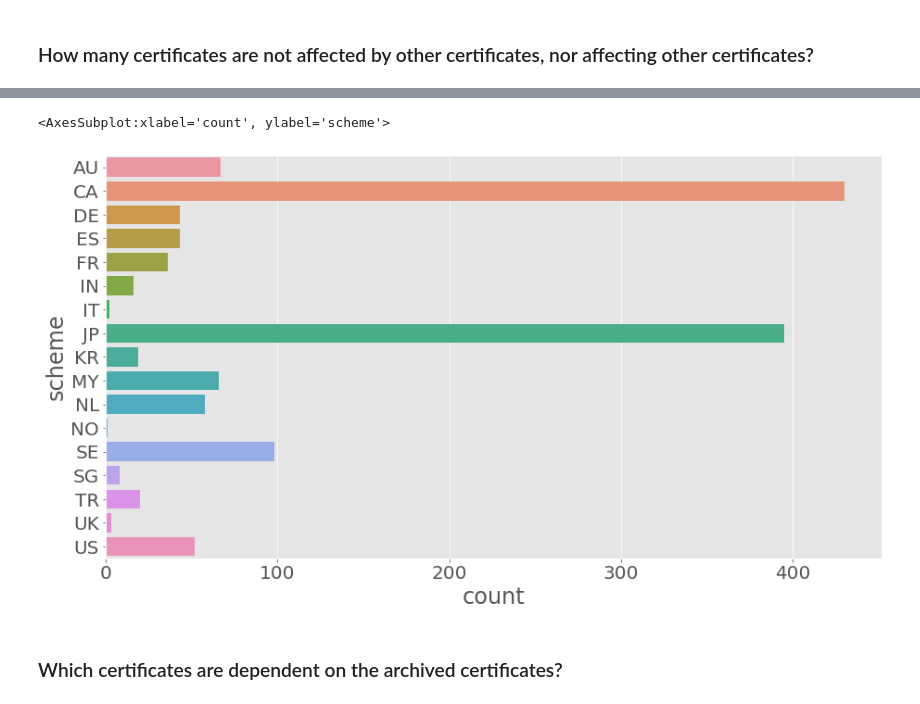
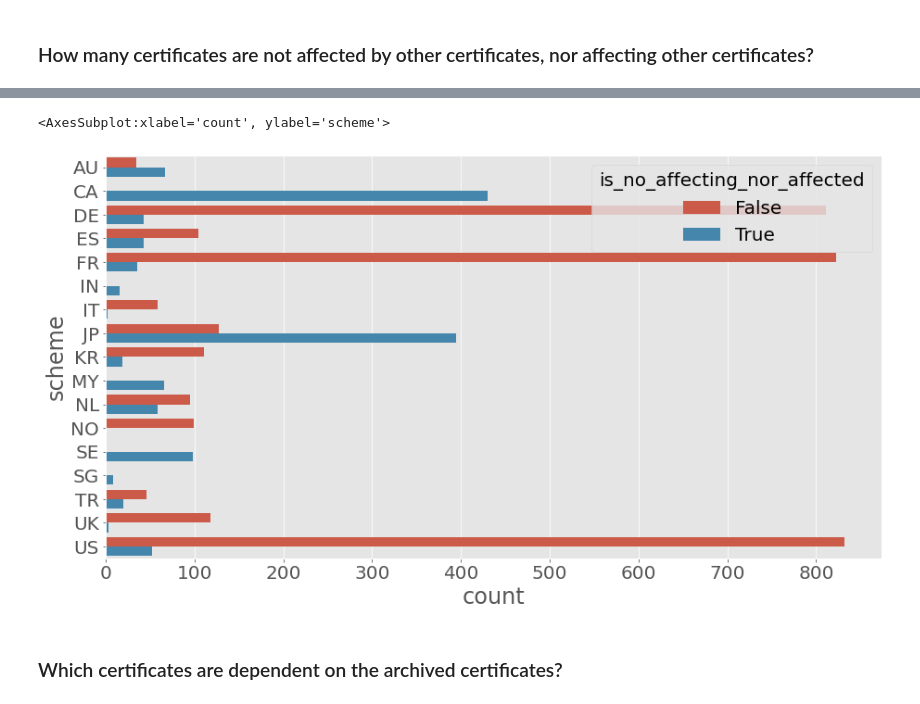
Before and after one commit to crocs-muni/sec-certs, a Jupyter notebook: notebooks/cc/dependency_analysis.ipynb, the cells around one changed output, grey strips where cells are left out. Drawn from its saved outputs; the diff is of its cells as text; code cells hidden in the pictures.

Commit message:
feat: Normalized countplots

```diff
--- a/notebooks/cc/dependency_analysis.ipynb
+++ b/notebooks/cc/dependency_analysis.ipynb
@@ -166,8 +174,17 @@ There are total of 0 certificates which are affected by other certificates and a
 ### How many certificates are not affected by other certificates, nor affecting other certificates?
 # %%
 # Is possible that in dataset are rows with affecting and affected_by columns all with NaNs??
-condition = df["directly_affecting"].isna() & df["indirectly_affecting"].isna() & df["directly_affected_by"].isna() & df["indirectly_affected_by"].isna()
-no_affecting_no_affected_df = df[condition]
+#condition = df["directly_affecting"].isna() & df["indirectly_affecting"].isna() & df["directly_affected_by"].isna() & df["indirectly_affected_by"].isna()
+
+def is_no_affecting_nor_affected(directly_affecting, indirectly_affecting, directly_affected_by, indirectly_affected_by):
+    if directly_affecting is np.nan and indirectly_affecting is np.nan and directly_affected_by is np.nan and indirectly_affected_by is np.nan:
+        return True
+
+    return False
+
+
+no_affecting_no_affected_df = df.copy()
+no_affecting_no_affected_df["is_no_affecting_nor_affected"] = df.apply(lambda x: is_no_affecting_nor_affected(x["directly_affecting"], x["indirectly_affecting"], x["directly_affected_by"], x["indirectly_affected_by"]), axis=1)
 no_affecting_no_affected_df.head()
 # %% [output]
 |  | cert_id | name | status | category | manufacturer | scheme | security_level | not_valid_before | ... |
@@ -180,12 +198,10 @@ no_affecting_no_affected_df.head()
 # %%
-# TODO - Normalize
-# Distribution of scheme between not affecting, not affected certificates
 plt.figure(figsize=(15,8))
 plt.rcParams.update({'font.size': 20})
-sns.countplot(y=no_affecting_no_affected_df["scheme"])
+sns.countplot(y=no_affecting_no_affected_df["scheme"], hue=no_affecting_no_affected_df["is_no_affecting_nor_affected"])
 # %% [output]
 <AxesSubplot:xlabel='count', ylabel='scheme'>
-[figure, old version]
+[figure, new version]
 # %% [markdown]
 ### Which certificates are dependent on the archived certificates?
 # %%
```
Also changed, not shown: parts of 12 cells of this notebook.
